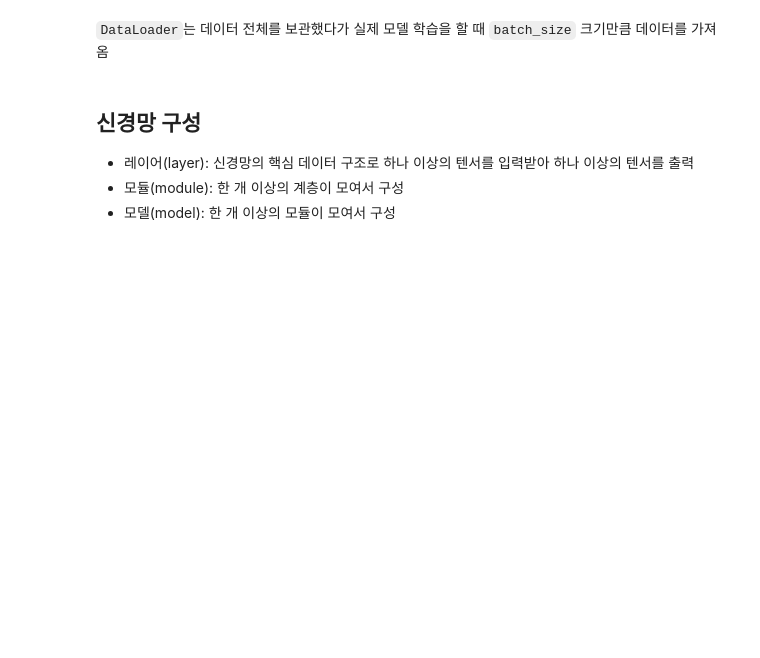
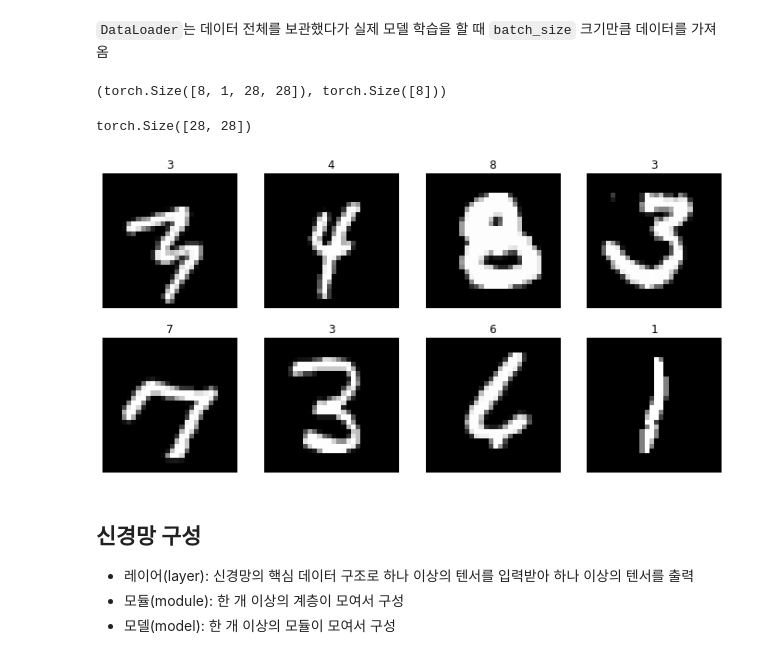
Before and after one commit to kimjoe1850/Lectures, a Jupyter notebook: 파이토치(PyTorch)_한번에_끝내기.ipynb, the cells around one changed output. Drawn from its saved outputs; the diff is of its cells as text; code cells hidden in the pictures; blank space fills up the shorter version.

```diff
--- a/파이토치(PyTorch)_한번에_끝내기.ipynb
+++ b/파이토치(PyTorch)_한번에_끝내기.ipynb
@@ -278,3 +1085,15 @@ a의 `grad_fn`이 None인 이유는 직접적으로 계산한 부분이 없었
 `DataLoader`의 인자로 들어갈 `transform`을 미리 정의할 수 있고, `Compose`를 통해 리스트 안에 순서대로 전처리 진행
 
 `ToTensor`()를 하는 이유는 `torchvision`이 PIL Image 형태로만 입력을 받기 때문에 데이터 처리를 위해서 Tensor형으로 변환 필요
+# %%
+mnist_transform = transforms.Compose([transforms.ToTensor(),
+                                      transforms.Normalize(mean = (0.5,), std=(1.0,))])
+# %%
+# MNIST 데이터 가져오기
+trainset = datasets.MNIST(root = '/content/',
+                          train = True, download = True,    # train : True - trainset, False - testset
+                          transform = mnist_transform)
+
+testset = datasets.MNIST(root = '/content/',
+                          train = False, download = True,
+                          transform = mnist_transform)
@@ -283,3 +1121,30 @@ a의 `grad_fn`이 None인 이유는 직접적으로 계산한 부분이 없었
+# %%
+# data는 iteration 해서 가져옴
+dataiter = iter(train_loader)
+images, labels = next(dataiter)
+images.shape, labels.shape # 28*28 흑백(1) 사진 8개(batch_size = 8)
+# %% [output]
+(torch.Size([8, 1, 28, 28]), torch.Size([8]))
+# %%
+torch_image = torch.squeeze(images[0]) # squeeze : 차원 축소
+torch_image.shape
+# %% [output]
+torch.Size([28, 28])
+# %%
+import matplotlib.pyplot as plt
+
+figure = plt.figure(figsize = (12,6))
+cols, rows = 4,2
+for i in range(1, cols*rows +1):
+  sample_idx = torch.randint(len(trainset), size=(1,)).item() # 전체 길이 1인 랜덤 값(randint)의 실제값(item)
+  img, label = trainset[sample_idx] # 이미지에 해당하는 값 하나 가져오기
+  figure.add_subplot(rows, cols, i)
+  plt.title(label) # 그림의 레이블을 위에 표시
+  plt.axis('off') # 축 제거
+  plt.imshow(img.squeeze(), cmap = 'gray') # 이미지가 1*28*28을 축소
+plt.show()
+# %% [output]
+[figure, added]
 # %% [markdown]
 ## 신경망 구성
 
```
Also changed, not shown: parts of 132 cells of this notebook.
